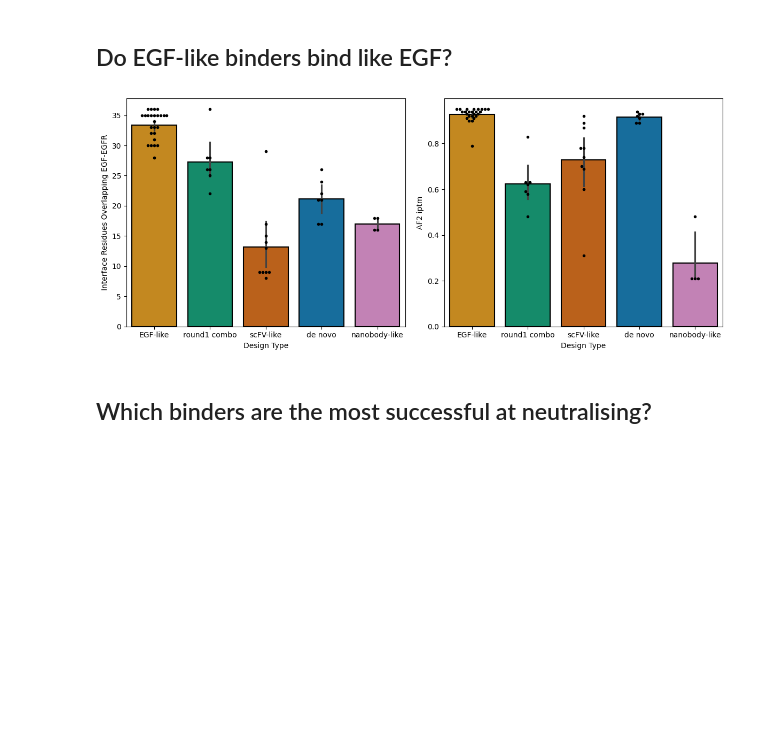
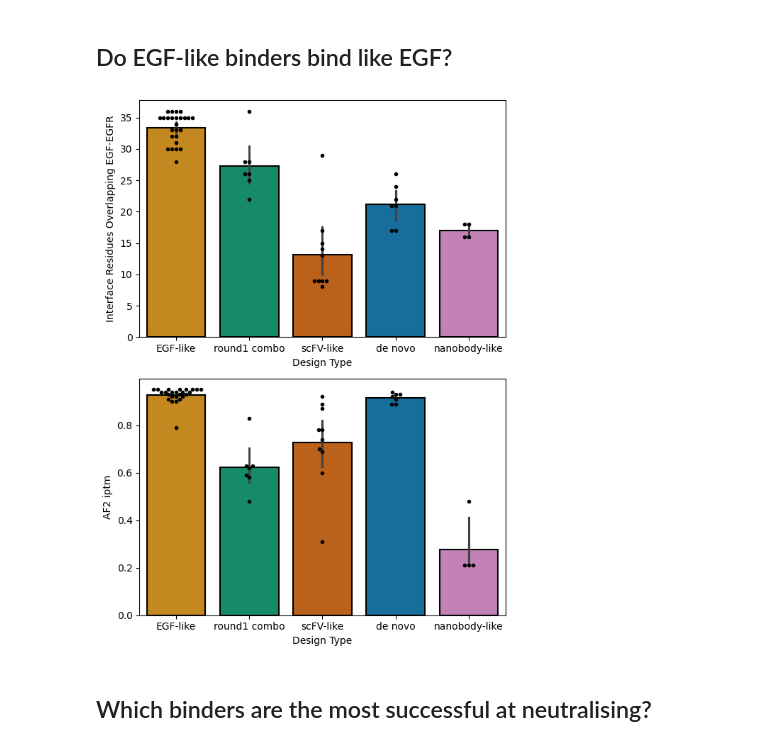
Before and after one commit to hoyinchu/egfr_competition_analysis, a Jupyter notebook: EGFR_neutralisation_analysis.ipynb, the cells around one changed output. Cells and saved outputs as stored; diff of their text form; code cells hidden in the pictures; blank space fills up the shorter version.

```diff
--- a/EGFR_neutralisation_analysis.ipynb
+++ b/EGFR_neutralisation_analysis.ipynb
@@ -239,35 +239,35 @@ def plot_bar_swarm_with_pvalue(df, x_col, y_col, xlabel=None, ylabel=None, ax=No
     )
 
     # Swarmplot
     sns.swarmplot(
         data=df,
         x=x_col,
         y=y_col,
         color='black',
         size=4,
         ax=ax
     )
 
     # Labels
     ax.set_xlabel(xlabel if xlabel else x_col)
     ax.set_ylabel(ylabel if ylabel else y_col)
 
     # Optional: make layout tight if stand-alone plot
     if ax is None:
         plt.tight_layout()
         plt.show()
 
-fig, axes = plt.subplots(1, 2, figsize=(12, 5))  # 1 row, 2 columns
+fig, axes = plt.subplots(2, 1, figsize=(6, 8))  # 1 row, 2 columns
 plot_bar_swarm_with_pvalue(neutralisation_df_filtered,"design_type","EGF_interface_intersection","Design Type","Interface Residues Overlapping EGF-EGFR",ax=axes[0],palette=DESIGN_TYPE_PALETTE)
 plot_bar_swarm_with_pvalue(neutralisation_df_filtered,"design_type","iptm","Design Type","AF2 iptm",ax=axes[1],palette=DESIGN_TYPE_PALETTE)
 #plot_bar_swarm_with_pvalue(neutralisation_df_filtered,"design_type","length","Design Type","kd",ax=axes[2])
 #plot_bar_swarm_with_pvalue(neutralisation_df_filtered[neutralisation_df_filtered["kd_EGF_normalized"]>1],"design_type","neutralisation_coefficient","Design Type","Neutralisation Coeffcient",ax=axes[2])
 
 plt.tight_layout()
 plt.savefig(os.path.join(PROJECT_DIR,"figures","interface_and_iptm_by_design_type.pdf"),dpi=300)
 plt.show()
 # %% [output]
-[figure, old version]
+[figure, new version]
 # %% [markdown]
 ## Which binders are the most successful at neutralising?
 # %%
```
Also changed, not shown: parts of 8 cells of this notebook, 15 other files.
